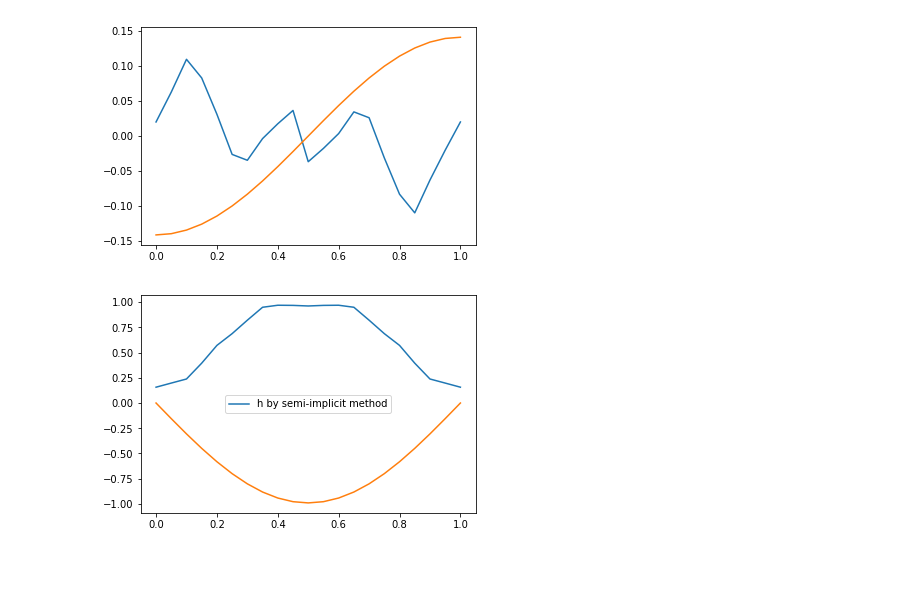
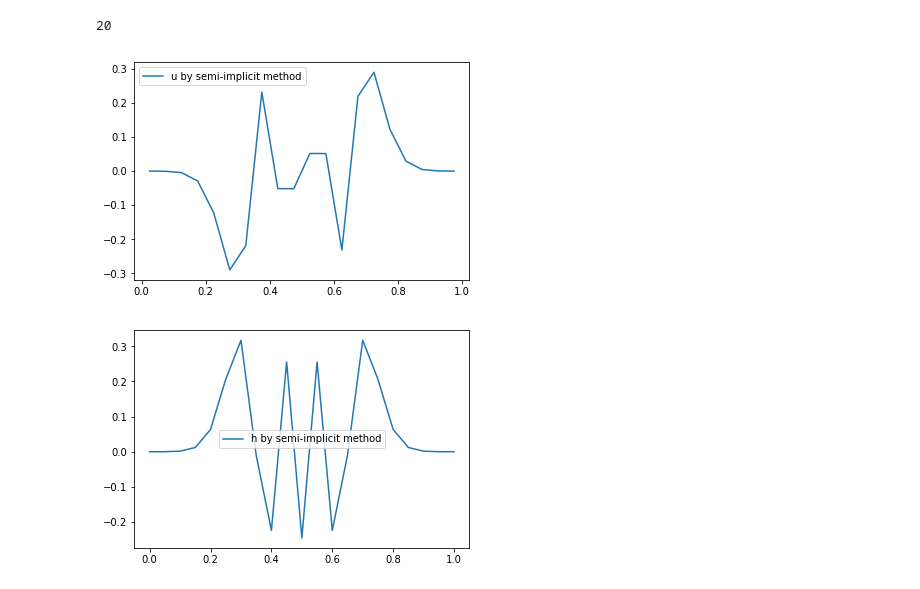
Before and after one commit to mc4117/Mariana-Numerical-assignment, a Jupyter notebook: Implicit method and semi-implicit method.ipynb, the cells around one changed output. Saved outputs shown, nothing was run; the diff lists cells and outputs as text; code cells hidden in the pictures.

Commit message:
integrate semi-implicit into main code

```diff
--- a/Implicit method and semi-implicit method.ipynb
+++ b/Implicit method and semi-implicit method.ipynb
@@ -192,7 +190,7 @@ def initialconditions_cossin(nx, nt, plot = True):
     nt: number of time steps
     plot: if this variable is True then the initial conditions will be plotted, but it False then no plot will be produced
     """
-    x = np.linspace(0,1,nx+1) # want the extra point at the boundary but in reality h[0] and h[nx] are equal
+    x = np.linspace(-(math.pi)/2,(math.pi)/2,nx+1) # want the extra point at the boundary but in reality h[0] and h[nx] are equal
 
     midpoint = math.floor(math.floor(len(x)/2)/2)*2 # calculate midpoint to be used for the forcing term
 
@@ -234,7 +215,13 @@ initialconditions_cossin(nx, nt)
+# %%
+nx = 60
+nt = 100
+
+initialconditions_cossin(nx, nt)
 # %%
 c = 0.1
 g = 1
 H = 1
+
 
 dx = 1/nx
 dt = (c*dx)/math.sqrt(g*H)
@@ -300,6 +287,66 @@ plt.plot(x, h_semi_implicit, label = 'h by semi-implicit method')
 plt.plot(x,yh)
 plt.legend(loc = 'best')
 plt.show()
-# %% [output]
-[figure, removed]
-[figure, removed]
+# %%
+nx = 20
+nt = 50
+
+def semi_implicit_method(initialconditions, nx, nt, H = 1, g = 1, c = 0.1):
+
+    initialu, initialh, midpoint, x = initialconditions(nx,nt, plot = False)
+    uhalf = np.zeros(len(initialu))
+
+    # for a c-grid the velocity u is stagerred in the x-direction by half
+    for i in range(0, len(initialu)):
+        uhalf[i] = flat_u(i+1/2)
+    # therefore uhalf[i] = u_{i + 1/2}
+
+    # initialize the system
+    u_semi_implicit = np.zeros_like(uhalf)
+    h_semi_implicit = np.zeros_like(initialh)
+    matrix = np.zeros((nx+1,nx+1))
+
+    uOld = uhalf.copy()
+    hOld = initialh.copy()
+
+    for i in range(nx+1):
+        matrix[i,i] = 1 + c**2/2
+        matrix[i, (i-1)%nx] = -(c**2)/4
+        matrix[i, (i+1)%nx] = -(c**2)/4
+
+    for it in range(nt):
+
+        semi_implicit_uvector = np.zeros_like(uOld)
+        for i in range(nx + 1):
+            semi_implicit_uvector[i] = -math.sqrt(g/H)*c*(hOld[(i + 1)%nx] - hOld[i%nx]) + ((c**2)/4)*uOld[(i+1)%nx] + (1-(c**2)/2)*uOld[i%nx] + ((c**2)/4)*uOld[(i-1)%nx]
+
+        u_semi_implicit = np.linalg.solve(matrix, semi_implicit_uvector)
+
+        semi_implicit_hvector = np.zeros_like(hOld)
+        for i in range(nx + 1):
+            semi_implicit_hvector[i] = -math.sqrt(H/g)*c*(uOld[i%nx] - uOld[(i-1)%nx]) + ((c**2)/4)*hOld[(i+1)%nx] + (1-(c**2)/2)*hOld[(i)%nx] + ((c**2)/4)*hOld[(i-1)%nx]
+
+        h_semi_implicit = np.linalg.solve(matrix, semi_implicit_hvector)
+
+        uOld = u_semi_implicit.copy()
+        hOld = h_semi_implicit.copy()
+
+    return u_semi_implicit, h_semi_implicit, x
+
+u_semi_implicit, h_semi_implicit, x = semi_implicit_method(initialconditions_spike, nx, nt)
+
+plt.clf()
+plt.ion()
+plt.plot((x + 1/(2*nx))[:-1], u_semi_implicit[:-1], label = 'u by semi-implicit method')
+plt.legend(loc = 'best')
+plt.show()
+
+plt.clf()
+plt.ion()
+plt.plot(x, h_semi_implicit, label = 'h by semi-implicit method')
+plt.legend(loc = 'best')
+plt.show()
+# %% [output]
+20
+[figure, added]
+[figure, added]
```
Also changed, not shown: parts of 3 cells of this notebook, 1 other file.
